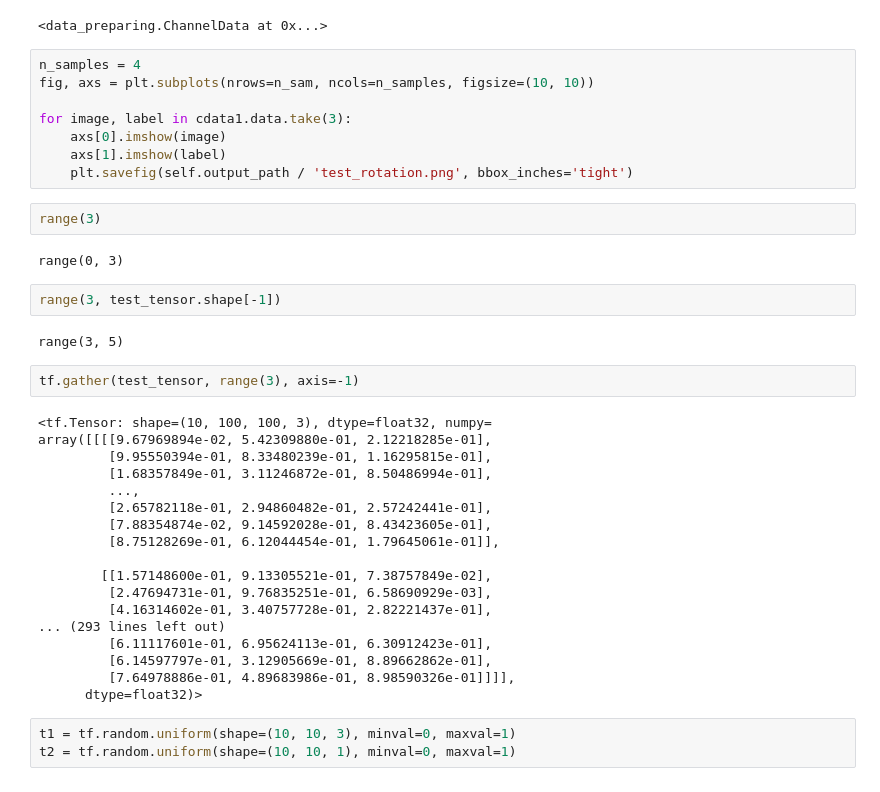
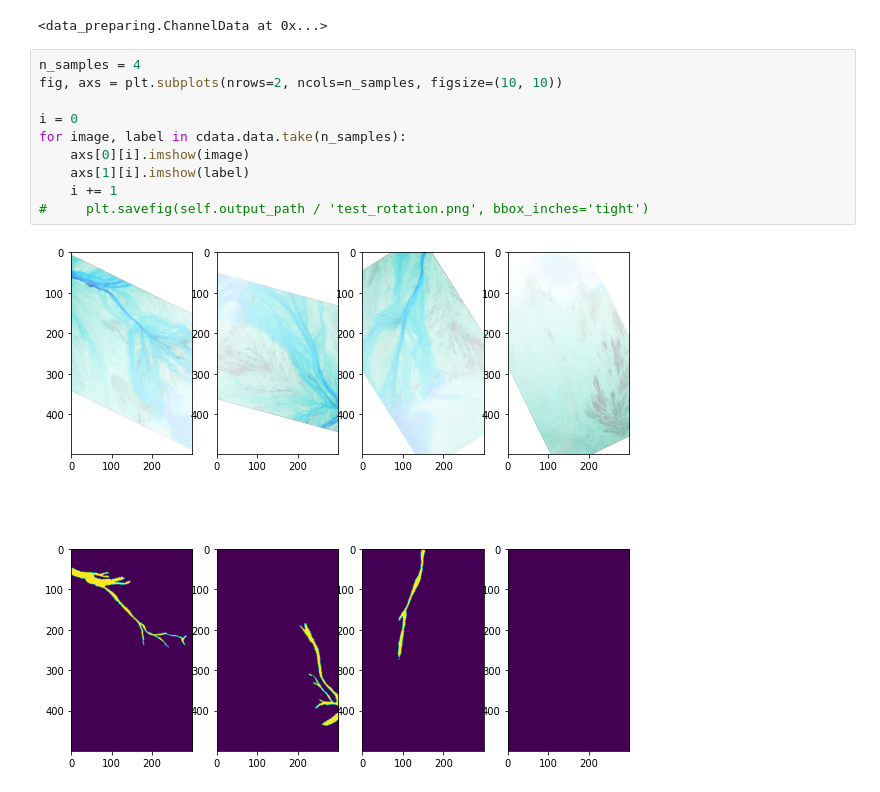
Before and after one commit to badGarnet/channel_image_segmentation, a Jupyter notebook: notes/testing network.ipynb, the cells around one changed output. Saved outputs shown, nothing was run; the diff lists cells and outputs as text.

```diff
--- a/notes/testing network.ipynb
+++ b/notes/testing network.ipynb
@@ -19,40 +19,13 @@ cdata.add_process(random_rotation)
 <data_preparing.ChannelData at 0x...>
 # %%
 n_samples = 4
-fig, axs = plt.subplots(nrows=n_sam, ncols=n_samples, figsize=(10, 10))
+fig, axs = plt.subplots(nrows=2, ncols=n_samples, figsize=(10, 10))
 
-for image, label in cdata1.data.take(3):
-    axs[0].imshow(image)
-    axs[1].imshow(label)
-    plt.savefig(self.output_path / 'test_rotation.png', bbox_inches='tight')
+i = 0
+for image, label in cdata.data.take(n_samples):
+    axs[0][i].imshow(image)
+    axs[1][i].imshow(label)
+    i += 1
+#     plt.savefig(self.output_path / 'test_rotation.png', bbox_inches='tight')
+# %% [output]
+[figure, added]
-# %%
-range(3)
-# %% [output]
-range(0, 3)
-# %%
-range(3, test_tensor.shape[-1])
-# %% [output]
-range(3, 5)
-# %%
-tf.gather(test_tensor, range(3), axis=-1)
-# %% [output]
-<tf.Tensor: shape=(10, 100, 100, 3), dtype=float32, numpy=
-array([[[[9.67969894e-02, 5.42309880e-01, 2.12218285e-01],
-         [9.95550394e-01, 8.33480239e-01, 1.16295815e-01],
-         [1.68357849e-01, 3.11246872e-01, 8.50486994e-01],
-         ...,
-         [2.65782118e-01, 2.94860482e-01, 2.57242441e-01],
-         [7.88354874e-02, 9.14592028e-01, 8.43423605e-01],
-         [8.75128269e-01, 6.12044454e-01, 1.79645061e-01]],
-
-        [[1.57148600e-01, 9.13305521e-01, 7.38757849e-02],
-         [2.47694731e-01, 9.76835251e-01, 6.58690929e-03],
-         [4.16314602e-01, 3.40757728e-01, 2.82221437e-01],
-... (293 lines left out)
-         [6.11117601e-01, 6.95624113e-01, 6.30912423e-01],
-         [6.14597797e-01, 3.12905669e-01, 8.89662862e-01],
-         [7.64978886e-01, 4.89683986e-01, 8.98590326e-01]]]],
-      dtype=float32)>
-# %%
-t1 = tf.random.uniform(shape=(10, 10, 3), minval=0, maxval=1)
-t2 = tf.random.uniform(shape=(10, 10, 1), minval=0, maxval=1)
```
Also changed, not shown: parts of 16 cells of this notebook, 1 other file.
